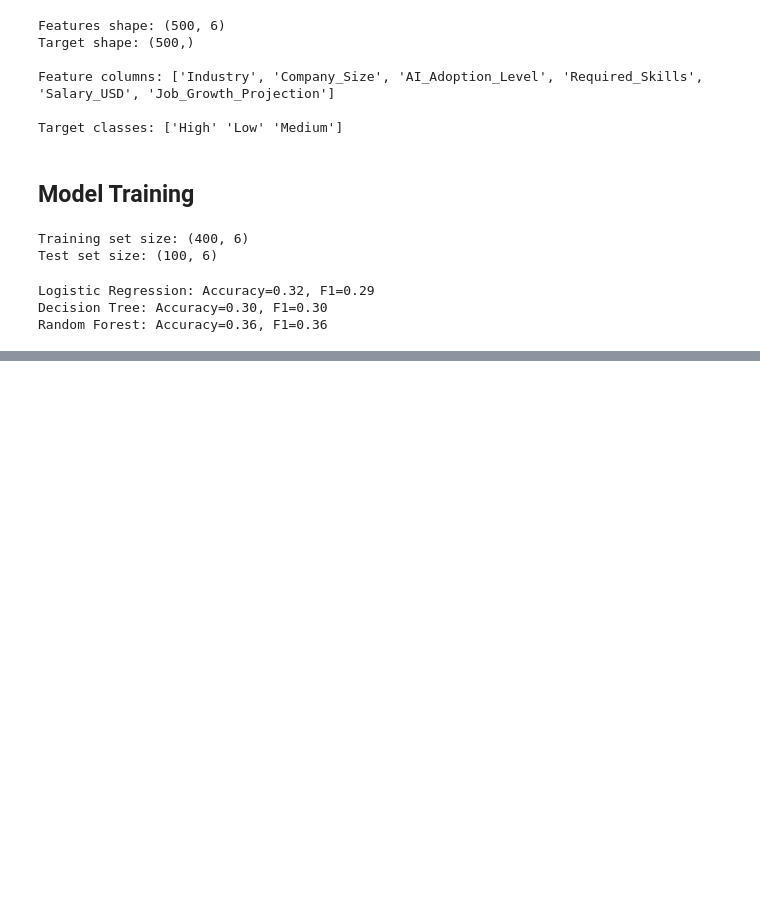
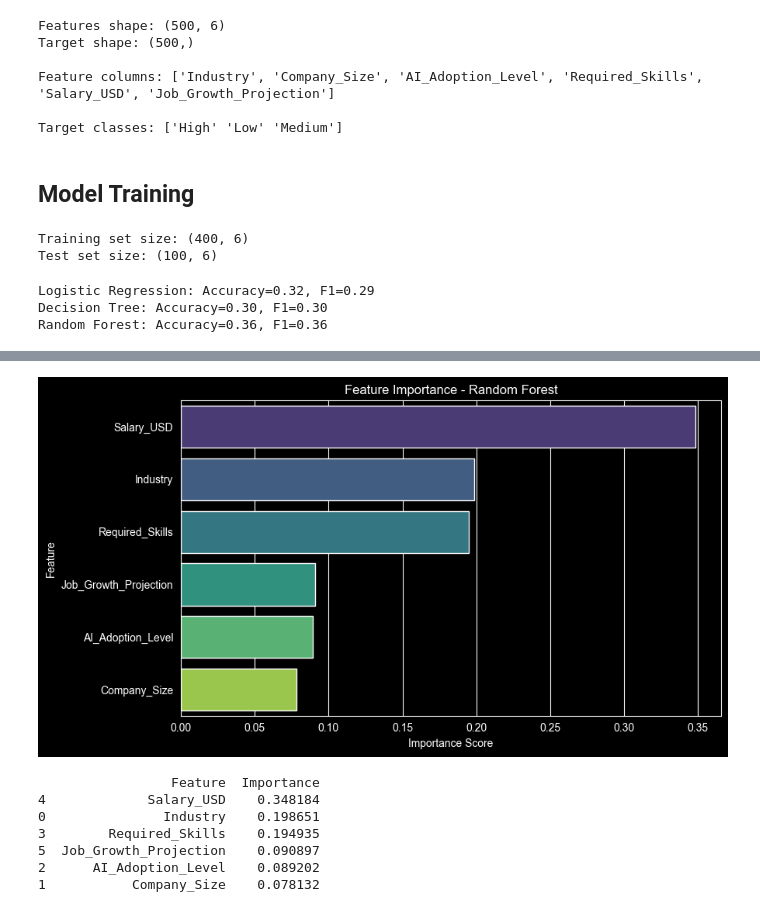
Before and after one commit to adrianofgnwn/AI-Automation-Risk-Predictor, a Jupyter notebook: notebooks/ai_automation_risk.ipynb, the cells around one changed output, grey strips where cells are left out. Drawn from its saved outputs; the diff is of its cells as text; code cells hidden in the pictures; blank space fills up the shorter version.

```diff
--- a/notebooks/ai_automation_risk.ipynb
+++ b/notebooks/ai_automation_risk.ipynb
@@ -246,0 +283,26 @@ Random Forest: Accuracy=0.36, F1=0.36
+# %%
+# Feature Importance from Random Forest
+rf_model = models['Random Forest']
+feature_importance = pd.DataFrame({
+    'Feature': X.columns,
+    'Importance': rf_model.feature_importances_
+}).sort_values('Importance', ascending=False)
+
+plt.figure(figsize=(9, 5))
+sns.barplot(x='Importance', y='Feature', data=feature_importance, hue='Feature', palette='viridis', legend=False)
+plt.title('Feature Importance - Random Forest')
+plt.xlabel('Importance Score')
+plt.ylabel('Feature')
+plt.tight_layout()
+plt.show()
+
+print(feature_importance)
+# %% [output]
+[figure, added]
+                 Feature  Importance
+4             Salary_USD    0.348184
+0               Industry    0.198651
+3        Required_Skills    0.194935
+5  Job_Growth_Projection    0.090897
+2      AI_Adoption_Level    0.089202
+1           Company_Size    0.078132
```
Also changed, not shown: parts of 3 cells of this notebook.
